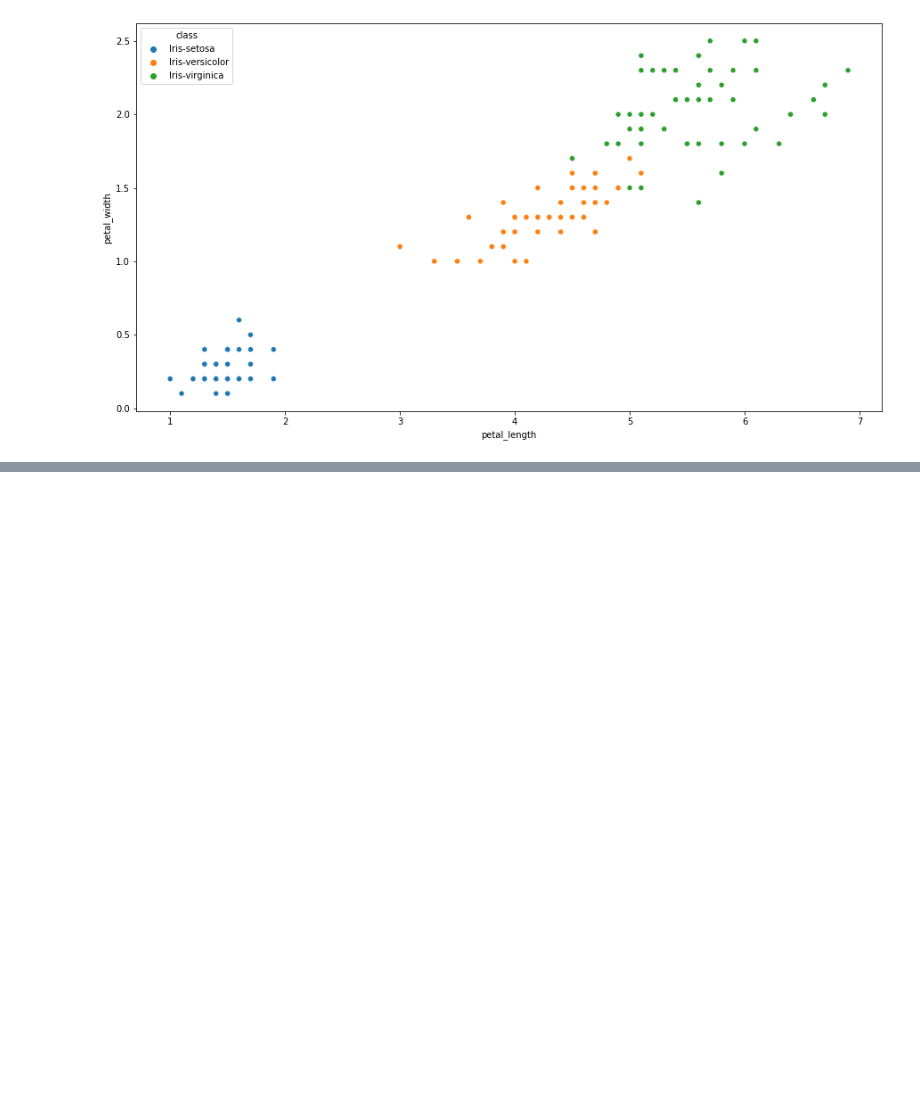
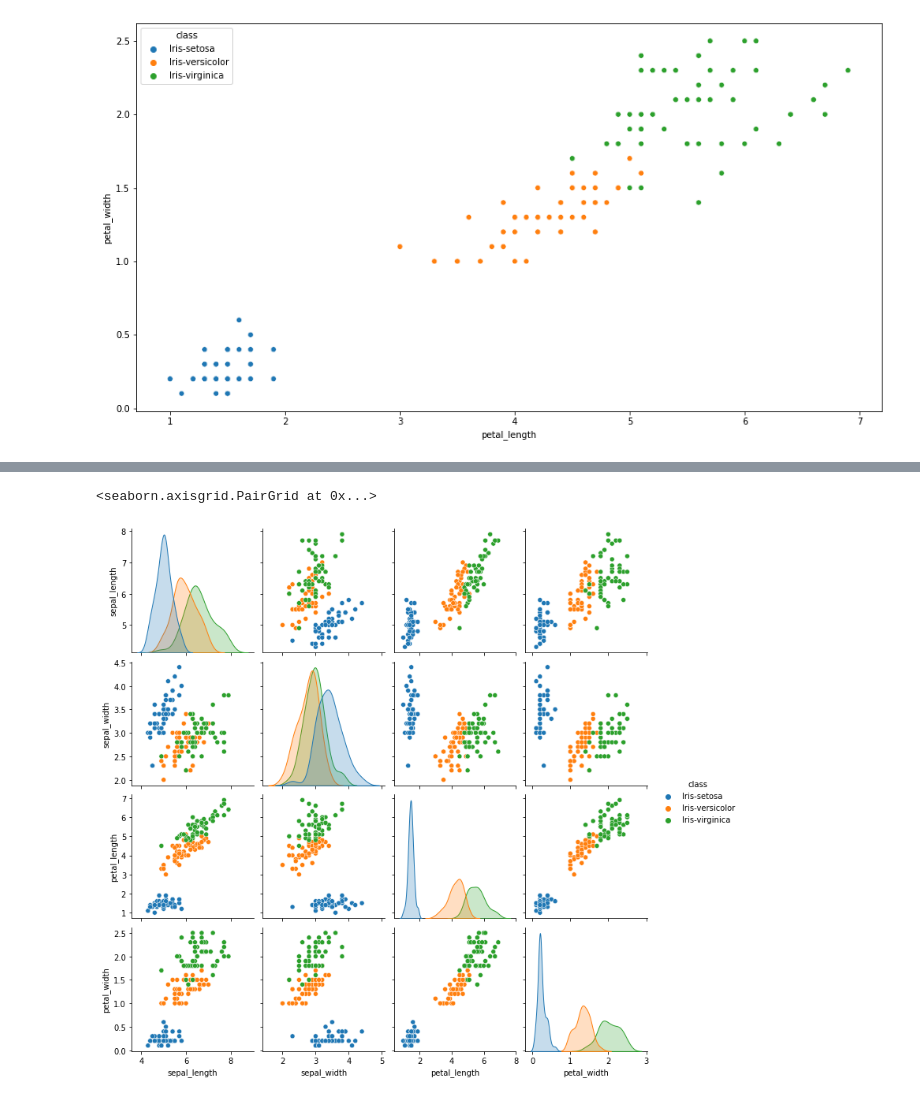
Before and after one commit to paulosalvatore/Ocean_CienciaDados_24_02_2021, a Jupyter notebook: Ocean_CienciaDados_24_02_2021.ipynb, the cells around one changed output, grey strips where cells are left out. Saved outputs shown, nothing was run; the diff lists cells and outputs as text; code cells hidden in the pictures; blank space fills up the shorter version.

```diff
--- a/Ocean_CienciaDados_24_02_2021.ipynb
+++ b/Ocean_CienciaDados_24_02_2021.ipynb
@@ -164,0 +169,5 @@ sns.scatterplot(x='petal_length', y='petal_width', data=iris, hue='class');
+# %%
+sns.pairplot(iris, hue='class');
+# %% [output]
+<seaborn.axisgrid.PairGrid at 0x...>
+[figure, added]
```
Also changed, not shown: parts of 1 cell of this notebook.
